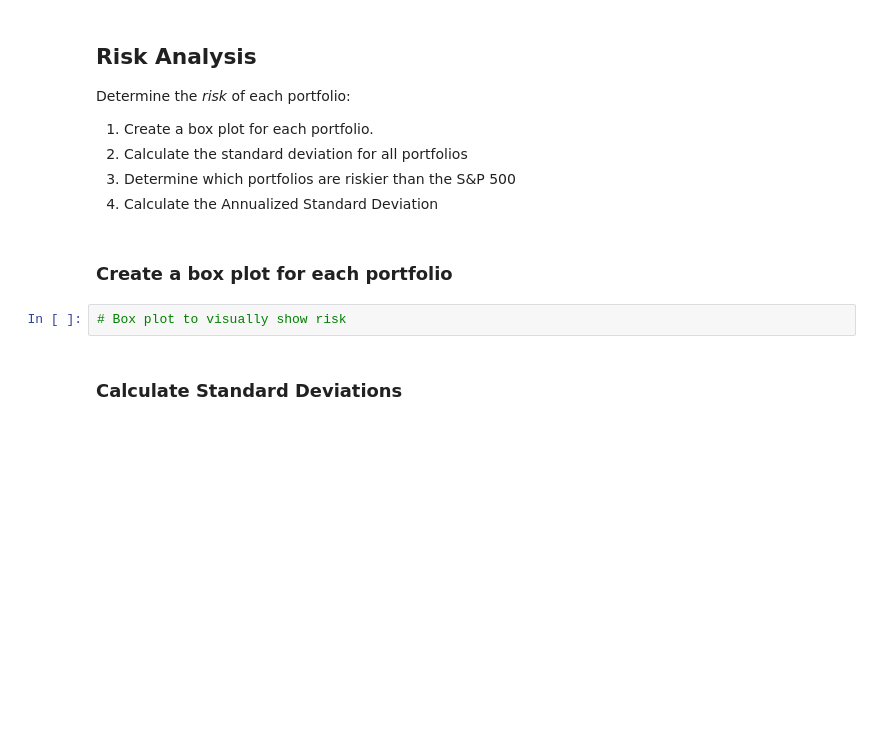
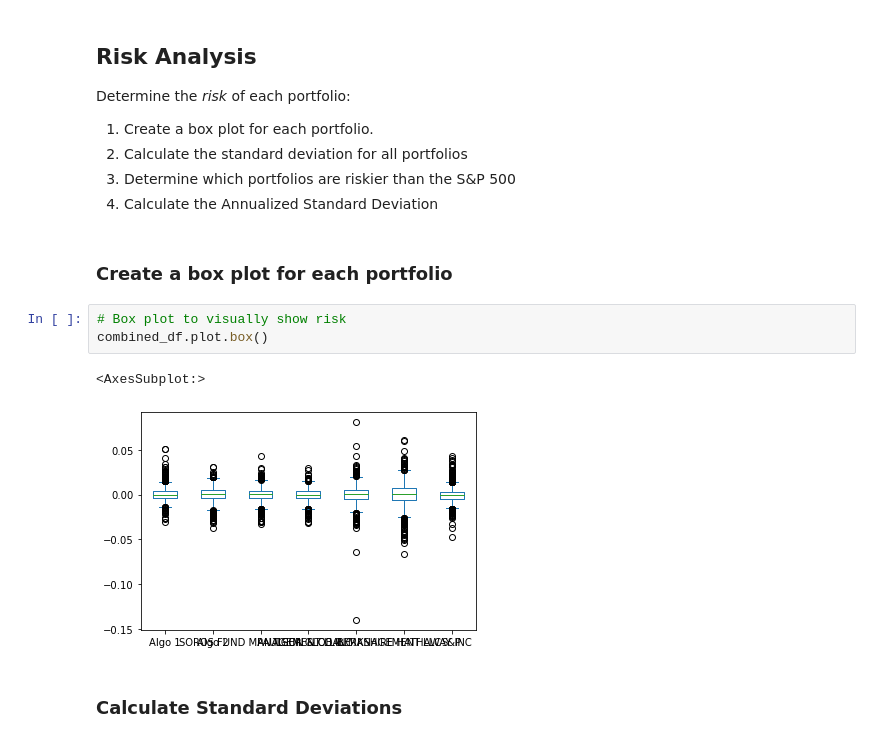
Before and after one commit to kylecase/pandas-homework, a Jupyter notebook: whale_analysis.ipynb, the cells around one changed output. Saved outputs shown, nothing was run; the diff lists cells and outputs as text; blank space fills up the shorter version.

Commit message:
Added box plot

```diff
--- a/whale_analysis.ipynb
+++ b/whale_analysis.ipynb
@@ -162,6 +162,10 @@ Determine the _risk_ of each portfolio:
 ### Create a box plot for each portfolio
 # %%
 # Box plot to visually show risk
+combined_df.plot.box()
+# %% [output]
+<AxesSubplot:>
+[figure, added]
 # %% [markdown]
 ### Calculate Standard Deviations
 # %%
```
Also changed, not shown: parts of 1 cell of this notebook.
